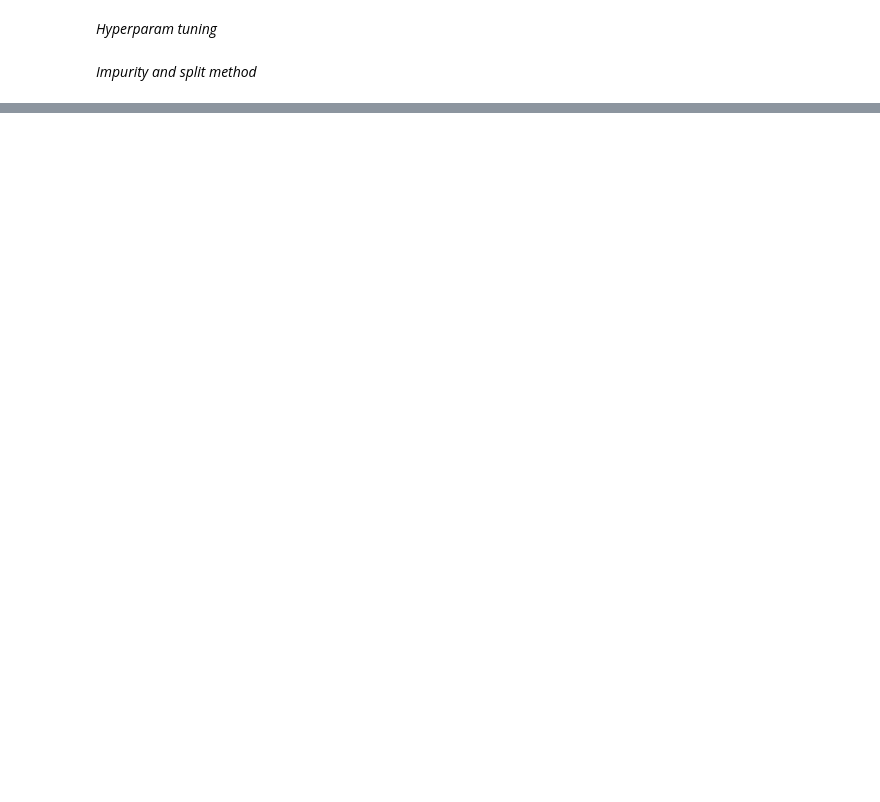
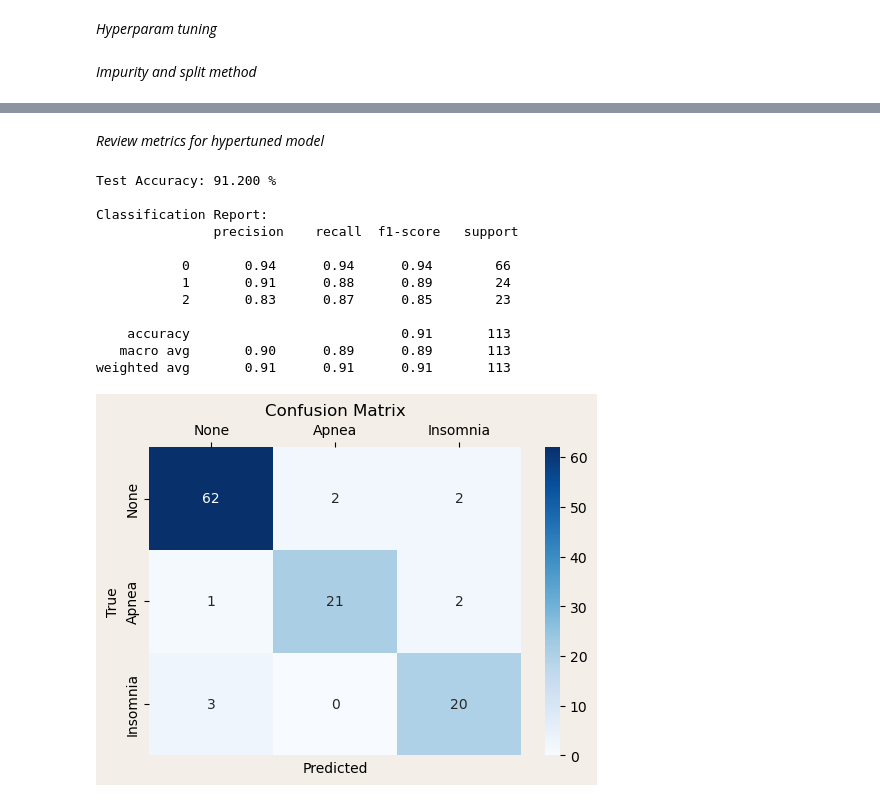
Before and after one commit to carstenegelund/sleep-disorder-classifier, a Jupyter notebook: model_decision_tree_classification.ipynb, the cells around one changed output, grey strips where cells are left out. Cells and saved outputs as stored; diff of their text form; code cells hidden in the pictures; blank space fills up the shorter version.

```diff
--- a/model_decision_tree_classification.ipynb
+++ b/model_decision_tree_classification.ipynb
@@ -360,0 +534,33 @@ Test Accuracy with best parameters: 83.1900 %
+# %% [markdown]
+*Review metrics for hypertuned model*
+# %%
+# Print test accuracy
+pipeline_dt = settings.get_saved_pipeline("best_decision_tree_classification_pipeline.pkl")
+model_dt = pipeline_dt.steps[-1][1]
+test_accuracy = model_dt.score(transformed_X_test_df.values, y_test)
+print('Test Accuracy:', settings.score_formatter(test_accuracy, 3))
+
+# Generate prediction and show classification report
+y_pred = model_dt.predict(transformed_X_test_df.values)
+class_report = classification_report(y_test, y_pred)
+print("\nClassification Report:\n", class_report)
+
+# Generate confusion matrix
+class_labels = ["None","Apnea","Insomnia"]
+conf_matrix = confusion_matrix(y_test, y_pred)
+
+settings.plot_conf_matrix(class_labels, conf_matrix)
+# %% [output]
+Test Accuracy: 91.200 %
+
+Classification Report:
+               precision    recall  f1-score   support
+
+           0       0.94      0.94      0.94        66
+           1       0.91      0.88      0.89        24
+           2       0.83      0.87      0.85        23
+
+    accuracy                           0.91       113
+   macro avg       0.90      0.89      0.89       113
+weighted avg       0.91      0.91      0.91       113
+[figure, added]
```
Also changed, not shown: parts of 35 cells of this notebook, 4 other files.
